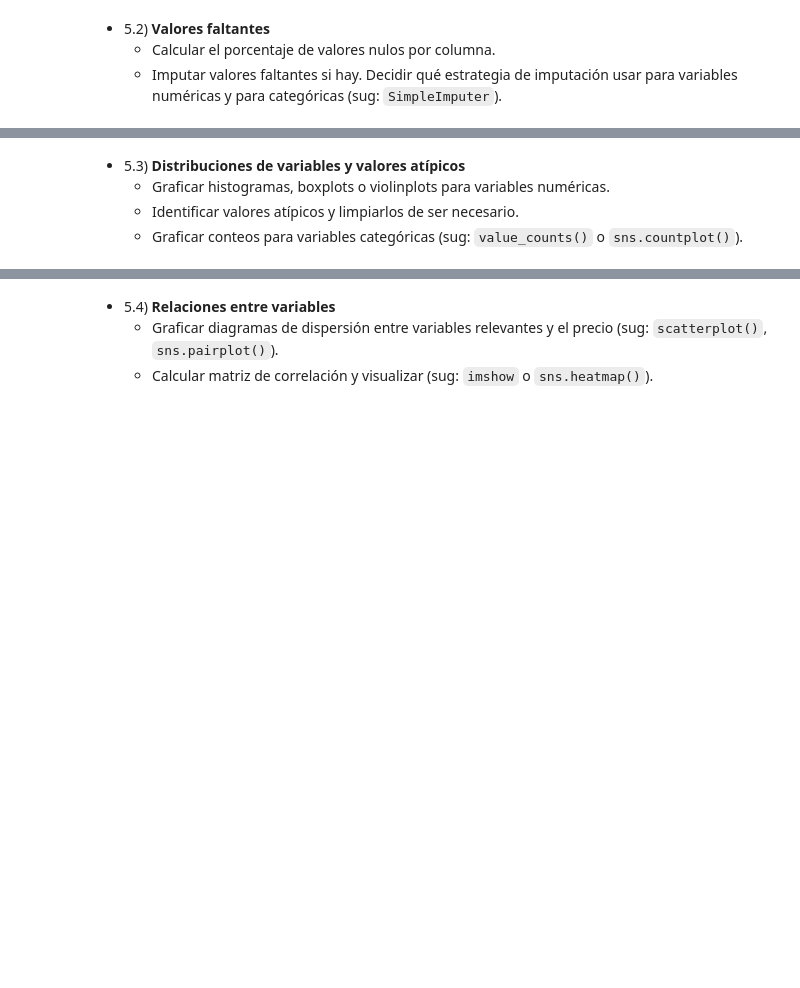
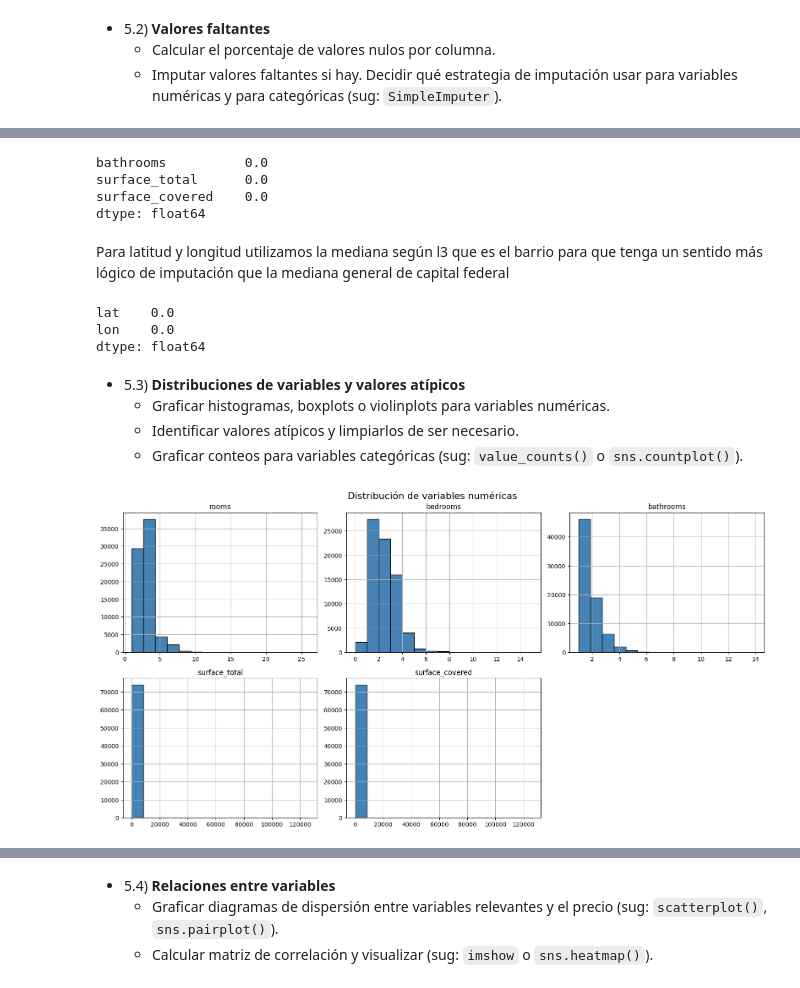
Before and after one commit to matigold22/TP-SIA, a Jupyter notebook: 2026_Consigna_TP1.ipynb, the cells around one changed output, grey strips where cells are left out. Cells and saved outputs as stored; diff of their text form; code cells hidden in the pictures; blank space fills up the shorter version.

```diff
--- a/2026_Consigna_TP1.ipynb
+++ b/2026_Consigna_TP1.ipynb
@@ -226,5 +226,7 @@ Name: count, dtype: int64
 Se eliminan las siguientes variables porque contienen un único valor en todas las filas y no aportan información útil al modelo. Se verificó que property_type es útil ya que presenta distinto valores para las distintas propiedades, pudiendo llegar a ser útil para el modelo.
 # %%
 X_train = X_train.drop(columns=["l1","l2","operation_type","currency"])
+X_train["barrio"] = X_train["l3"]
+X_train = X_train.drop(columns=["l3"])
 X_train.columns
 # %% [output]
@@ -234,9 +236,8 @@ Index(['start_date', 'end_date', 'created_on', 'lat', 'lon', 'l3', 'rooms',
       dtype='str')
 # %%
-# X_train["start_date"] = pd.to_datetime(X_train["start_date"])
-# X_train["end_date"] = pd.to_datetime(X_train["end_date"])
-# X_train["created_on"] = pd.to_datetime(X_train["created_on"])
-# X_train["currency"] = X_train["currency"].astype("category")
+X_train["start_date"] = pd.to_datetime(X_train["start_date"])
+X_train["end_date"] = pd.to_datetime(X_train["end_date"])
+X_train["created_on"] = pd.to_datetime(X_train["created_on"])
 # %% [markdown]
 - 5.2) **Valores faltantes**
   - Calcular el porcentaje de valores nulos por columna.
@@ -264,3 +267,26 @@ dtype: float64
+# %%
+from sklearn.impute import SimpleImputer
+
+num_cols = ["bathrooms", "surface_total", "surface_covered"]
+imputer = SimpleImputer(strategy="median")
+X_train[num_cols] = imputer.fit_transform(X_train[num_cols])
+X_train[num_cols].isnull().mean()
+# %% [output]
+bathrooms          0.0
+surface_total      0.0
+surface_covered    0.0
+dtype: float64
+# %% [markdown]
+Para latitud y longitud utilizamos la mediana según l3 que es el barrio para que tenga un sentido más lógico de imputación que la mediana general de capital federal
+# %%
+X_train["lat"] = X_train.groupby("barrio")["lat"].transform(lambda x: x.fillna(x.median()))
+X_train["lon"] = X_train.groupby("barrio")["lon"].transform(lambda x: x.fillna(x.median()))
+
+X_train[["lat", "lon"]].isnull().mean()
+# %% [output]
+lat    0.0
+lon    0.0
+dtype: float64
 # %% [markdown]
 - 5.3) **Distribuciones de variables y valores atípicos**
   - Graficar histogramas, boxplots o violinplots para variables numéricas.
@@ -270,0 +295,9 @@ dtype: float64
+# %%
+num_cols = ["rooms", "bedrooms", "bathrooms", "surface_total", "surface_covered"]
+
+X_train[num_cols].hist(figsize=(16, 12), bins=15, color="steelblue", edgecolor="black", layout=(3, 3))
+plt.suptitle("Distribución de variables numéricas", fontsize=16)
+plt.tight_layout()
+plt.show()
+# %% [output]
+[figure, added]
```
Also changed, not shown: parts of 11 cells of this notebook.
